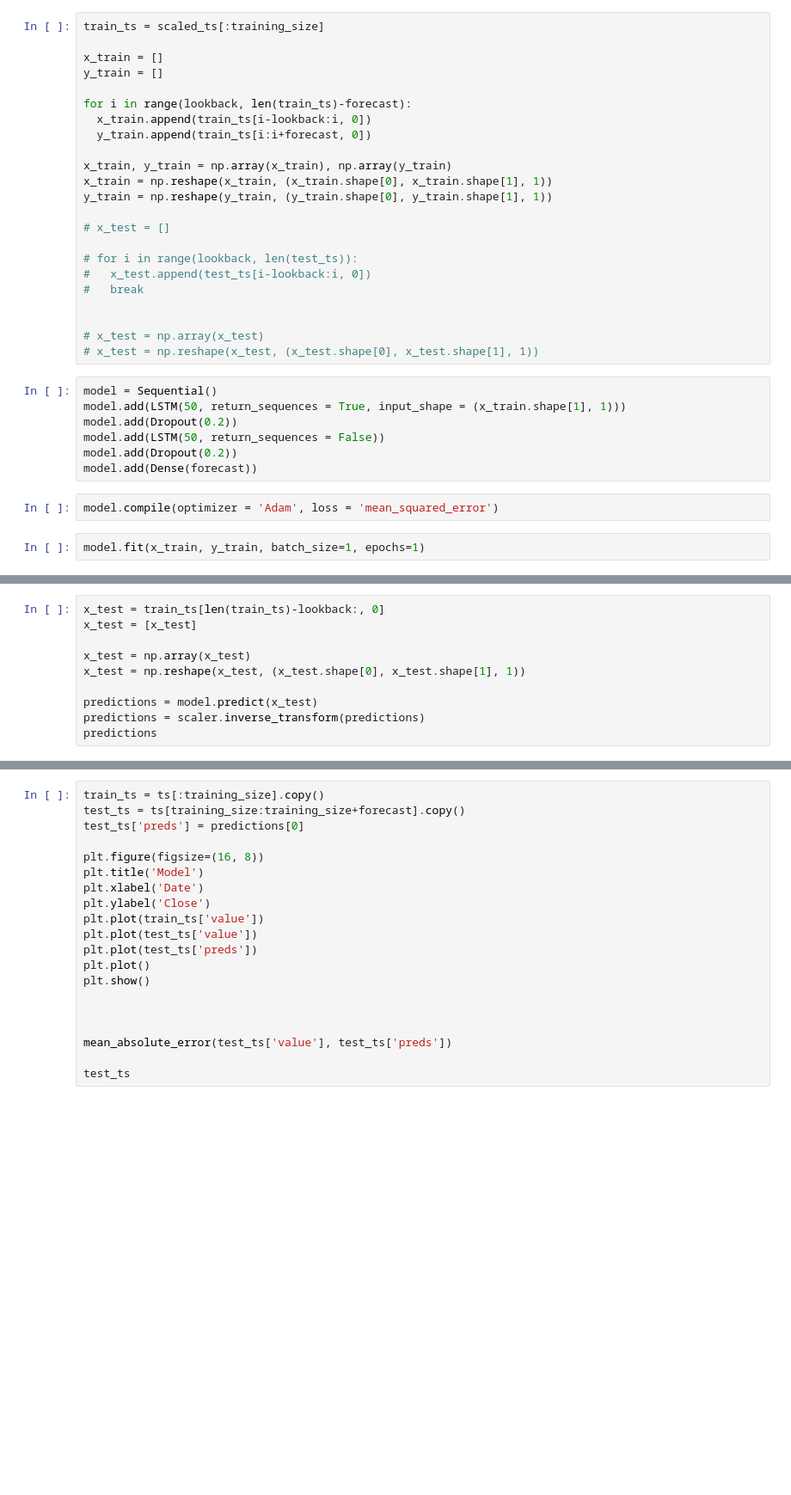
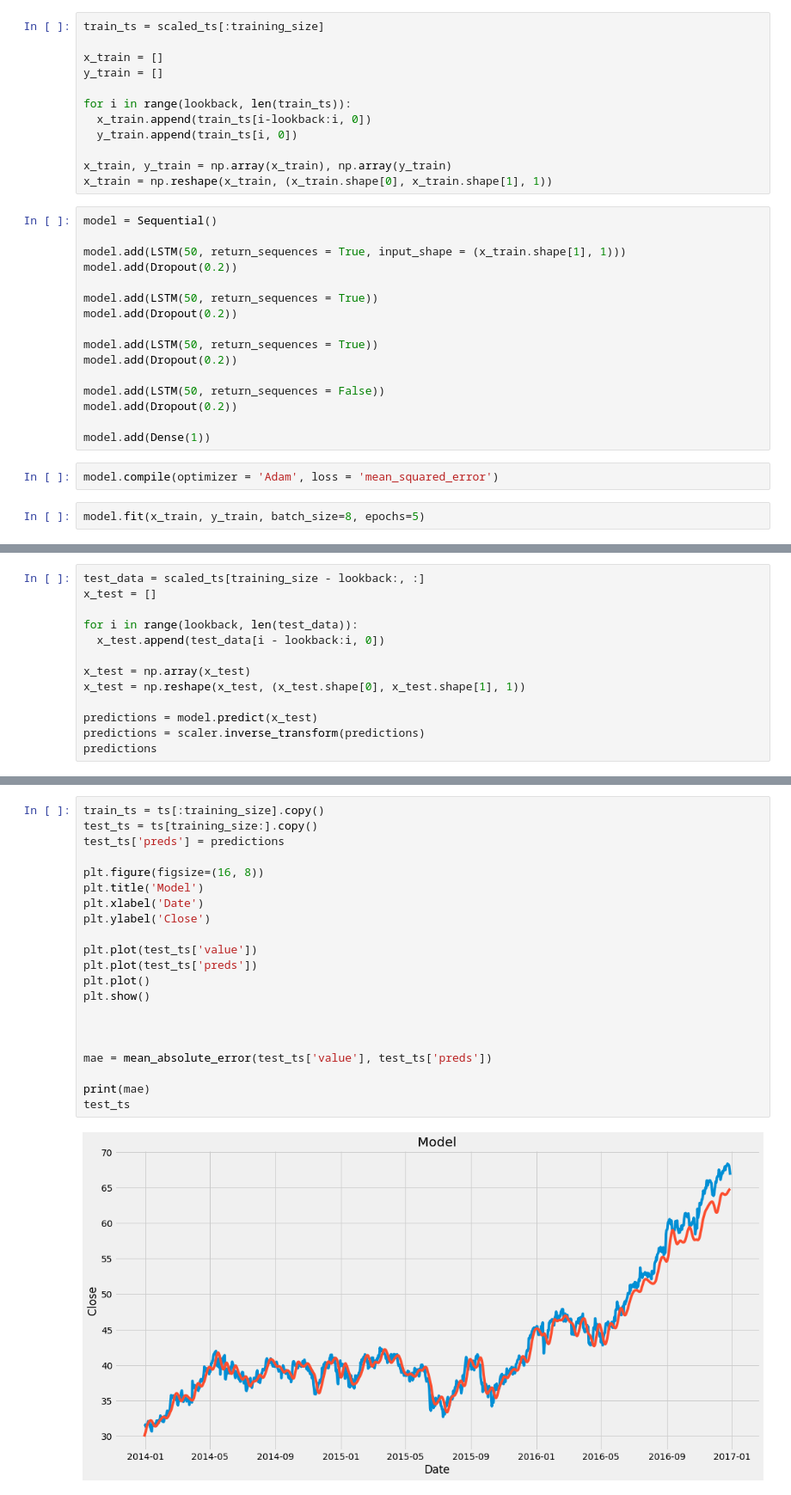
Before and after one commit to Kosmai/LSH_kNN_Clustering, a Jupyter notebook: Time_Series_Analysis/forecast.ipynb, the cells around one changed output, grey strips where cells are left out. Shown at 86% size. Saved outputs shown, nothing was run; the diff lists cells and outputs as text; blank space fills up the shorter version.

```diff
--- a/Time_Series_Analysis/forecast.ipynb
+++ b/Time_Series_Analysis/forecast.ipynb
@@ -61,32 +60,30 @@ train_ts = scaled_ts[:training_size]
 x_train = []
 y_train = []
 
-for i in range(lookback, len(train_ts)-forecast):
+for i in range(lookback, len(train_ts)):
   x_train.append(train_ts[i-lookback:i, 0])
-  y_train.append(train_ts[i:i+forecast, 0])
+  y_train.append(train_ts[i, 0])
 
 x_train, y_train = np.array(x_train), np.array(y_train)
 x_train = np.reshape(x_train, (x_train.shape[0], x_train.shape[1], 1))
-y_train = np.reshape(y_train, (y_train.shape[0], y_train.shape[1], 1))
-
-# x_test = []
-
-# for i in range(lookback, len(test_ts)):
-#   x_test.append(test_ts[i-lookback:i, 0])
-#   break
-
-
-# x_test = np.array(x_test)
-# x_test = np.reshape(x_test, (x_test.shape[0], x_test.shape[1], 1))
 # %%
 model = Sequential()
+
 model.add(LSTM(50, return_sequences = True, input_shape = (x_train.shape[1], 1)))
 model.add(Dropout(0.2))
+
+model.add(LSTM(50, return_sequences = True))
+model.add(Dropout(0.2))
+
+model.add(LSTM(50, return_sequences = True))
+model.add(Dropout(0.2))
+
 model.add(LSTM(50, return_sequences = False))
 model.add(Dropout(0.2))
-model.add(Dense(forecast))
+
+model.add(Dense(1))
 # %%
 model.compile(optimizer = 'Adam', loss = 'mean_squared_error')
 # %%
-model.fit(x_train, y_train, batch_size=1, epochs=1)
+model.fit(x_train, y_train, batch_size=8, epochs=5)
 # %% [output]
@@ -94,7 +100,10 @@ model.fit(x_train, y_train, batch_size=1, epochs=1)
 <keras.callbacks.History at 0x...>
 # %%
-x_test = train_ts[len(train_ts)-lookback:, 0]
-x_test = [x_test]
+test_data = scaled_ts[training_size - lookback:, :]
+x_test = []
+
+for i in range(lookback, len(test_data)):
+  x_test.append(test_data[i - lookback:i, 0])
 
 x_test = np.array(x_test)
 x_test = np.reshape(x_test, (x_test.shape[0], x_test.shape[1], 1))
@@ -107,20 +122,23 @@ TypeError: ignored
 # %%
 train_ts = ts[:training_size].copy()
-test_ts = ts[training_size:training_size+forecast].copy()
-test_ts['preds'] = predictions[0]
+test_ts = ts[training_size:].copy()
+test_ts['preds'] = predictions
 
 plt.figure(figsize=(16, 8))
 plt.title('Model')
 plt.xlabel('Date')
 plt.ylabel('Close')
-plt.plot(train_ts['value'])
+
 plt.plot(test_ts['value'])
 plt.plot(test_ts['preds'])
 plt.plot()
 plt.show()
 
 
 
-mean_absolute_error(test_ts['value'], test_ts['preds'])
+mae = mean_absolute_error(test_ts['value'], test_ts['preds'])
 
+print(mae)
 test_ts
+# %% [output]
+[figure, added]
```
Also changed, not shown: parts of 7 cells of this notebook.
